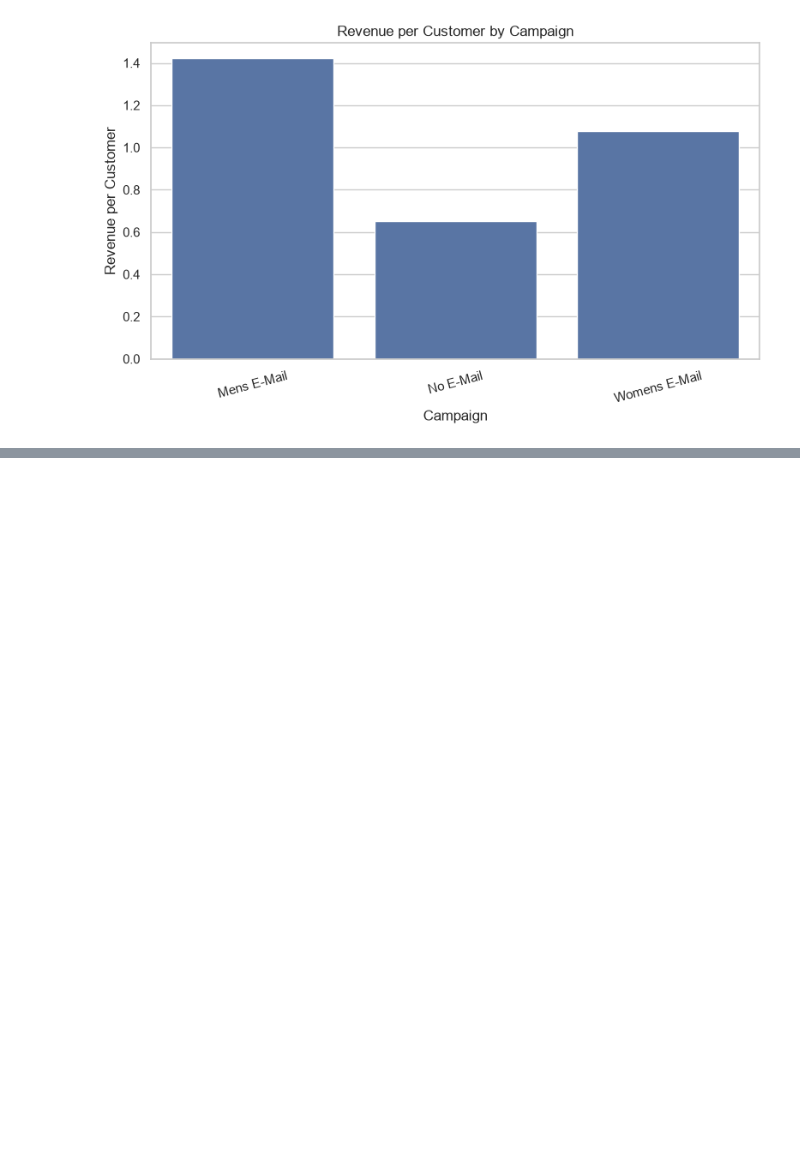
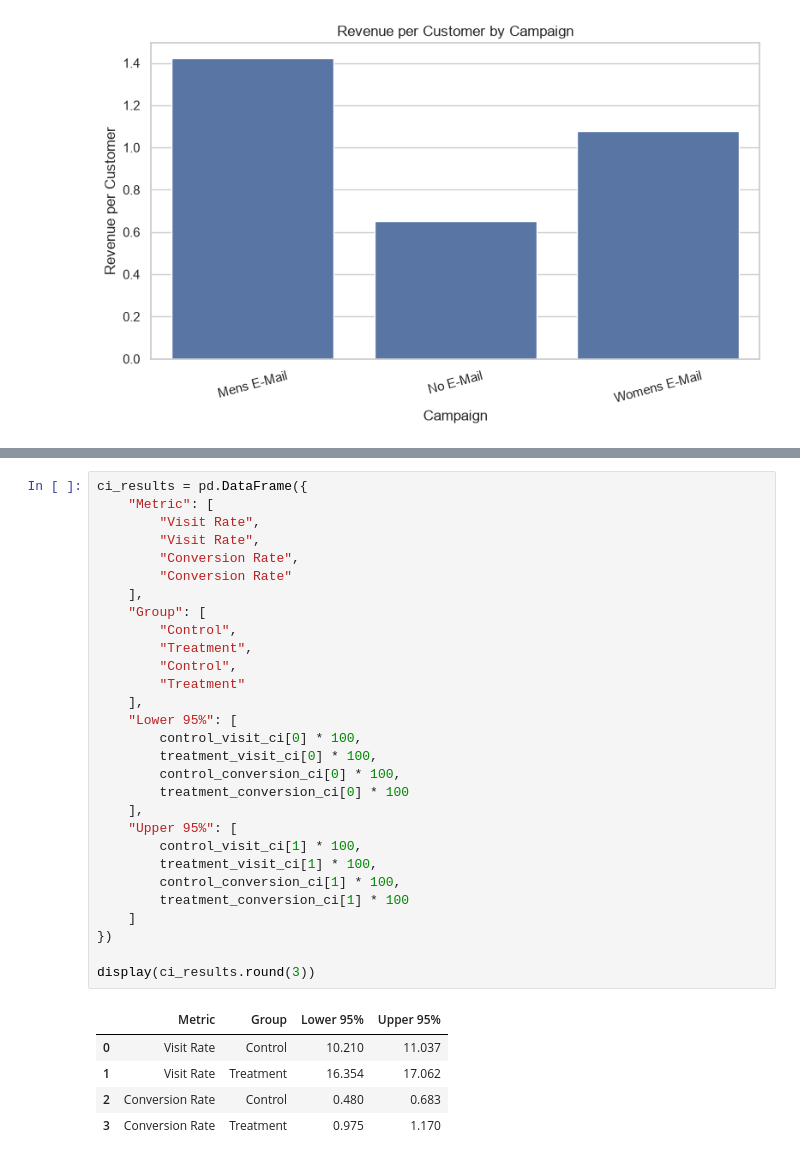
Before and after one commit to sangamitrap/Digital-Marketing-AB-Testing, a Jupyter notebook: notebooks/01_data_analysis.ipynb, the cells around one changed output, grey strips where cells are left out. Drawn from its saved outputs; the diff is of its cells as text; blank space fills up the shorter version.

```diff
--- a/notebooks/01_data_analysis.ipynb
+++ b/notebooks/01_data_analysis.ipynb
@@ -276,0 +480,35 @@ plt.show()
+# %%
+ci_results = pd.DataFrame({
+    "Metric": [
+        "Visit Rate",
+        "Visit Rate",
+        "Conversion Rate",
+        "Conversion Rate"
+    ],
+    "Group": [
+        "Control",
+        "Treatment",
+        "Control",
+        "Treatment"
+    ],
+    "Lower 95%": [
+        control_visit_ci[0] * 100,
+        treatment_visit_ci[0] * 100,
+        control_conversion_ci[0] * 100,
+        treatment_conversion_ci[0] * 100
+    ],
+    "Upper 95%": [
+        control_visit_ci[1] * 100,
+        treatment_visit_ci[1] * 100,
+        control_conversion_ci[1] * 100,
+        treatment_conversion_ci[1] * 100
+    ]
+})
+
+display(ci_results.round(3))
+# %% [output]
+|  | Metric | Group | Lower 95% | Upper 95% |
+| 0 | Visit Rate | Control | 10.210 | 11.037 |
+| 1 | Visit Rate | Treatment | 16.354 | 17.062 |
+| 2 | Conversion Rate | Control | 0.480 | 0.683 |
+| 3 | Conversion Rate | Treatment | 0.975 | 1.170 |
```
Also changed, not shown: parts of 16 cells of this notebook, 3 other files.
